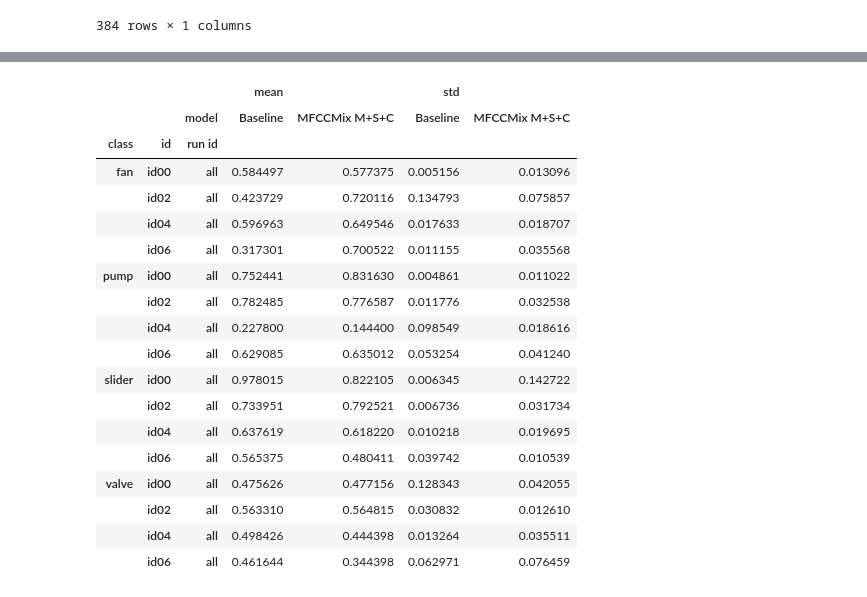
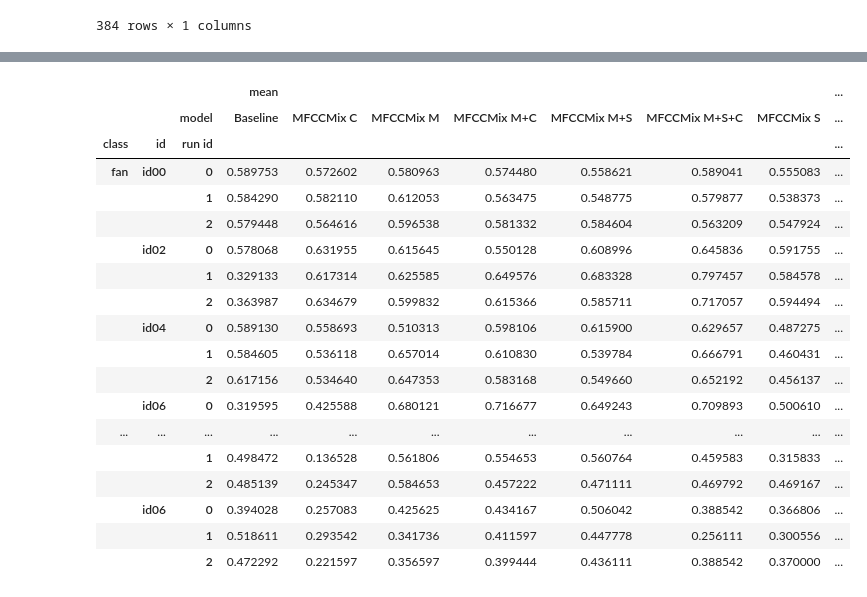
Before and after one commit to IoTDataAtelier/mtsa, a Jupyter notebook: examples/analysis.ipynb, the cells around one changed output, grey strips where cells are left out. Cells and saved outputs as stored; diff of their text form; code cells hidden in the pictures.

```diff
--- a/examples/analysis.ipynb
+++ b/examples/analysis.ipynb
@@ -18,13 +18,12 @@ def get_df_class_id_model(df):
     return df
 
 
-def get_df_aggregate(df, index, df_slice=None):
+def get_df_aggregate(df, index, values, df_slice=None):
     if df_slice:
         df = df.loc[df_slice]
     all_index = ['class', 'id', 'run id']
-    values = 'roc value'
     columns = 'model'
-    aggfunc = ['mean', 'std']
+    aggfunc = ['mean']
     df = df.reset_index()
     df = df.pivot_table(index=index, values=values, aggfunc=aggfunc, columns=columns)
     for i in all_index:
@@ -175,24 +210,24 @@ df_combined_agg
 # %%
-index = ['class', 'id']
-df_combined_agg = get_df_aggregate(df_combined, index, df_slice)
+index = ['class', 'id', 'run id']
+df_combined_agg = get_df_aggregate(df_combined, index)
 df_combined_agg
 # %% [output]
-|  |  |  | mean |  | std |  |
-|  |  | model | Baseline | MFCCMix M+S+C | Baseline | MFCCMix M+S+C |
-| class | id | run id |  |  |  |  |
-| fan | id00 | all | 0.584497 | 0.577375 | 0.005156 | 0.013096 |
-|  | id02 | all | 0.423729 | 0.720116 | 0.134793 | 0.075857 |
-|  | id04 | all | 0.596963 | 0.649546 | 0.017633 | 0.018707 |
-|  | id06 | all | 0.317301 | 0.700522 | 0.011155 | 0.035568 |
-| pump | id00 | all | 0.752441 | 0.831630 | 0.004861 | 0.011022 |
-|  | id02 | all | 0.782485 | 0.776587 | 0.011776 | 0.032538 |
-|  | id04 | all | 0.227800 | 0.144400 | 0.098549 | 0.018616 |
-|  | id06 | all | 0.629085 | 0.635012 | 0.053254 | 0.041240 |
-| slider | id00 | all | 0.978015 | 0.822105 | 0.006345 | 0.142722 |
-|  | id02 | all | 0.733951 | 0.792521 | 0.006736 | 0.031734 |
-|  | id04 | all | 0.637619 | 0.618220 | 0.010218 | 0.019695 |
-|  | id06 | all | 0.565375 | 0.480411 | 0.039742 | 0.010539 |
-| valve | id00 | all | 0.475626 | 0.477156 | 0.128343 | 0.042055 |
-|  | id02 | all | 0.563310 | 0.564815 | 0.030832 | 0.012610 |
-|  | id04 | all | 0.498426 | 0.444398 | 0.013264 | 0.035511 |
-|  | id06 | all | 0.461644 | 0.344398 | 0.062971 | 0.076459 |
+|  |  |  | mean |  |  |  |  |  |  | ... |
+|  |  | model | Baseline | MFCCMix C | MFCCMix M | MFCCMix M+C | MFCCMix M+S | MFCCMix M+S+C | MFCCMix S | ... |
+| class | id | run id |  |  |  |  |  |  |  | ... |
+| fan | id00 | 0 | 0.589753 | 0.572602 | 0.580963 | 0.574480 | 0.558621 | 0.589041 | 0.555083 | ... |
+|  |  | 1 | 0.584290 | 0.582110 | 0.612053 | 0.563475 | 0.548775 | 0.579877 | 0.538373 | ... |
+|  |  | 2 | 0.579448 | 0.564616 | 0.596538 | 0.581332 | 0.584604 | 0.563209 | 0.547924 | ... |
+|  | id02 | 0 | 0.578068 | 0.631955 | 0.615645 | 0.550128 | 0.608996 | 0.645836 | 0.591755 | ... |
+|  |  | 1 | 0.329133 | 0.617314 | 0.625585 | 0.649576 | 0.683328 | 0.797457 | 0.584578 | ... |
+|  |  | 2 | 0.363987 | 0.634679 | 0.599832 | 0.615366 | 0.585711 | 0.717057 | 0.594494 | ... |
+|  | id04 | 0 | 0.589130 | 0.558693 | 0.510313 | 0.598106 | 0.615900 | 0.629657 | 0.487275 | ... |
+|  |  | 1 | 0.584605 | 0.536118 | 0.657014 | 0.610830 | 0.539784 | 0.666791 | 0.460431 | ... |
+|  |  | 2 | 0.617156 | 0.534640 | 0.647353 | 0.583168 | 0.549660 | 0.652192 | 0.456137 | ... |
+|  | id06 | 0 | 0.319595 | 0.425588 | 0.680121 | 0.716677 | 0.649243 | 0.709893 | 0.500610 | ... |
+| ... | ... | ... | ... | ... | ... | ... | ... | ... | ... | ... |
+|  |  | 1 | 0.498472 | 0.136528 | 0.561806 | 0.554653 | 0.560764 | 0.459583 | 0.315833 | ... |
+|  |  | 2 | 0.485139 | 0.245347 | 0.584653 | 0.457222 | 0.471111 | 0.469792 | 0.469167 | ... |
+|  | id06 | 0 | 0.394028 | 0.257083 | 0.425625 | 0.434167 | 0.506042 | 0.388542 | 0.366806 | ... |
+|  |  | 1 | 0.518611 | 0.293542 | 0.341736 | 0.411597 | 0.447778 | 0.256111 | 0.300556 | ... |
+|  |  | 2 | 0.472292 | 0.221597 | 0.356597 | 0.399444 | 0.436111 | 0.388542 | 0.370000 | ... |
```
Also changed, not shown: parts of 9 cells of this notebook, 1 other file.
